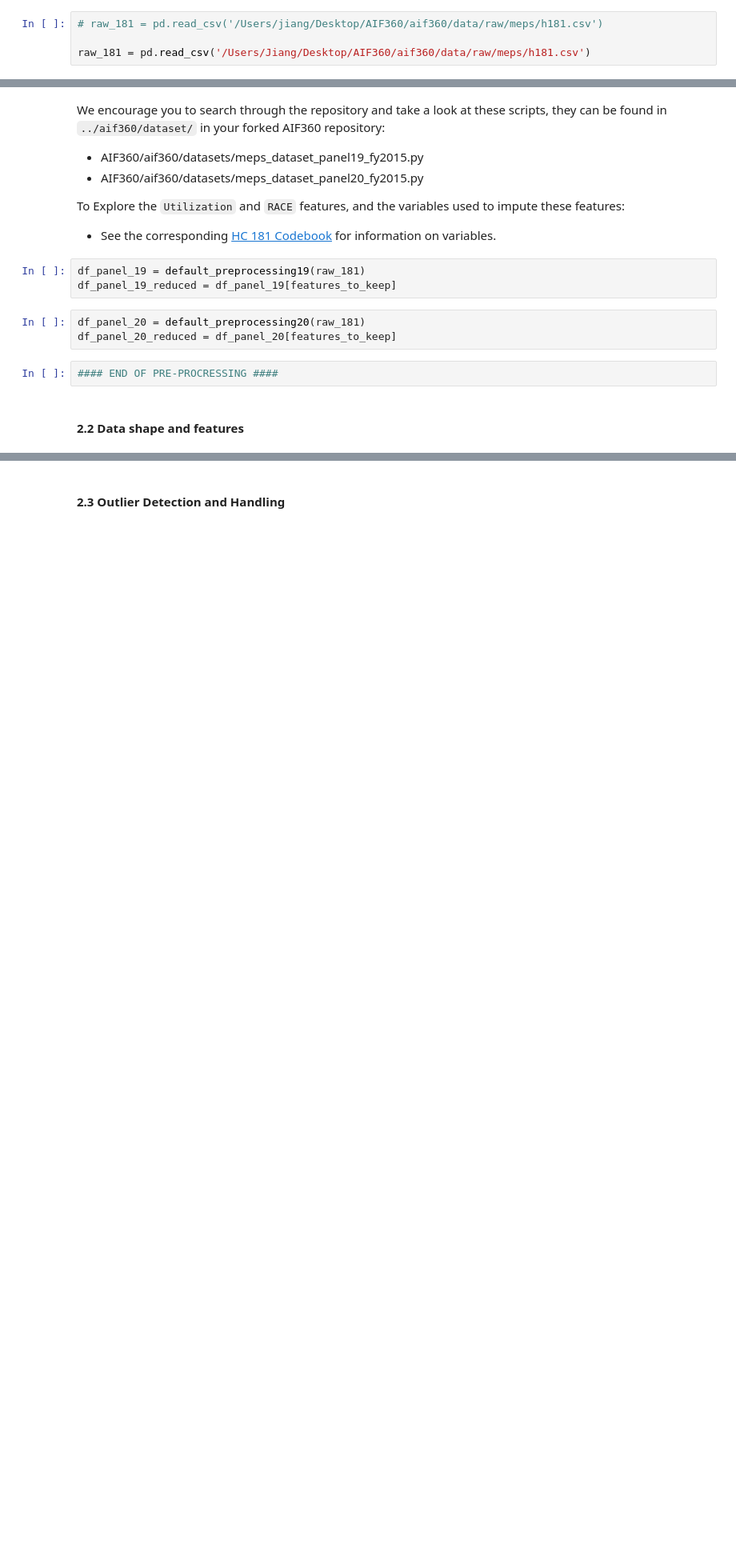
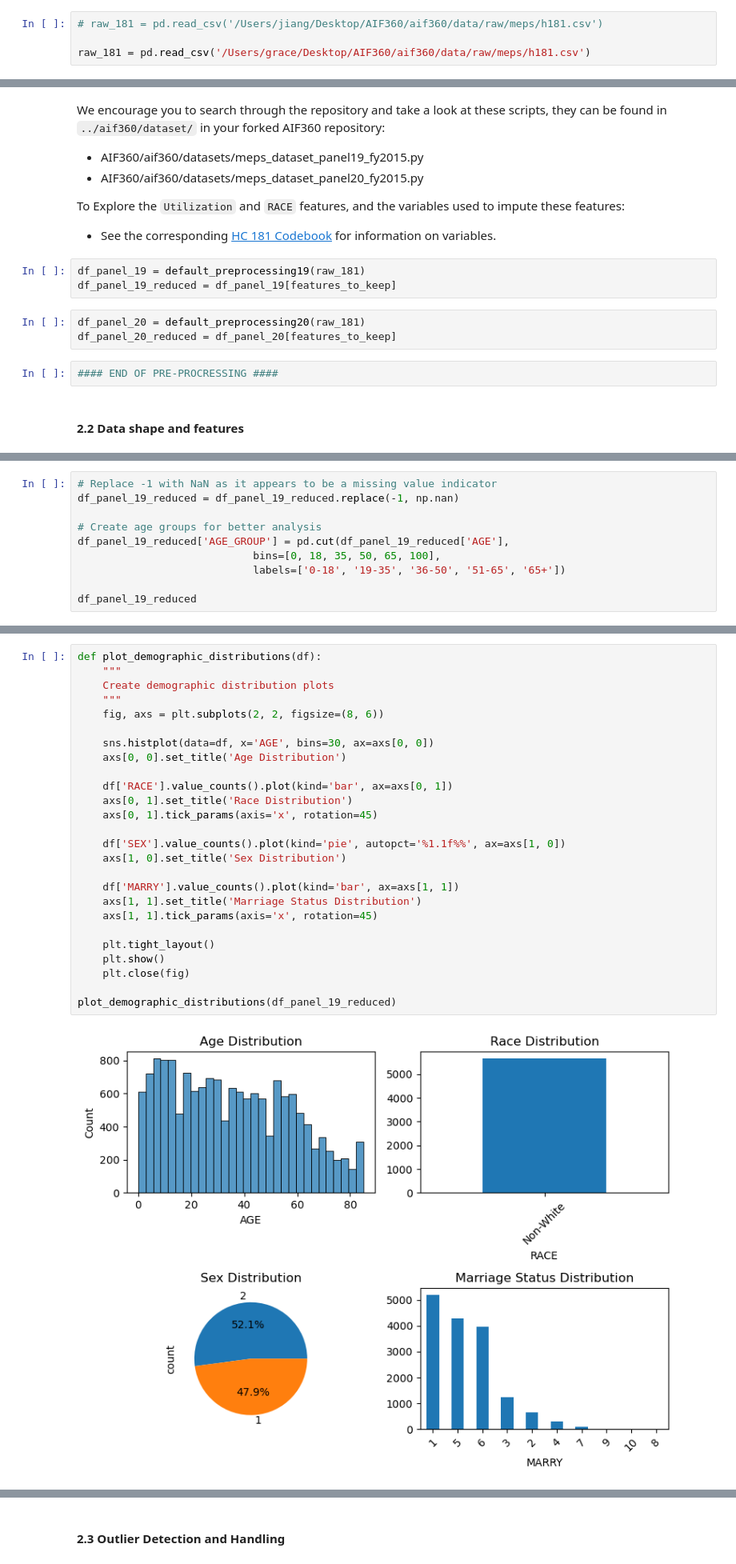
Before and after one commit to gracejiang0929/FA24_DSC180A_Repo, a Jupyter notebook: pt3-bias-mitigation.ipynb, the cells around one changed output, grey strips where cells are left out. Shown at 80% size. Cells and saved outputs as stored; diff of their text form; blank space fills up the shorter version.

```diff
--- a/pt3-bias-mitigation.ipynb
+++ b/pt3-bias-mitigation.ipynb
@@ -161,7 +164,7 @@ from sklearn.pipeline import make_pipeline
 # %%
 # raw_181 = pd.read_csv('/Users/jiang/Desktop/AIF360/aif360/data/raw/meps/h181.csv')
 
-raw_181 = pd.read_csv('/Users/Jiang/Desktop/AIF360/aif360/data/raw/meps/h181.csv')
+raw_181 = pd.read_csv('/Users/grace/Desktop/AIF360/aif360/data/raw/meps/h181.csv')
 # %% [markdown]
 #### Apply pre-processing scripts
 # %%
@@ -393,0 +397,10 @@ Index(['REGION', 'AGE', 'SEX', 'RACE', 'MARRY', 'FTSTU', 'ACTDTY', 'HONRDC',
+# %%
+# Replace -1 with NaN as it appears to be a missing value indicator
+df_panel_19_reduced = df_panel_19_reduced.replace(-1, np.nan)
+
+# Create age groups for better analysis
+df_panel_19_reduced['AGE_GROUP'] = pd.cut(df_panel_19_reduced['AGE'],
+                            bins=[0, 18, 35, 50, 65, 100],
+                            labels=['0-18', '19-35', '36-50', '51-65', '65+'])
+
+df_panel_19_reduced
@@ -393,0 +432,28 @@ Index(['REGION', 'AGE', 'SEX', 'RACE', 'MARRY', 'FTSTU', 'ACTDTY', 'HONRDC',
+# %%
+def plot_demographic_distributions(df):
+    """
+    Create demographic distribution plots
+    """
+    fig, axs = plt.subplots(2, 2, figsize=(8, 6))
+
+    sns.histplot(data=df, x='AGE', bins=30, ax=axs[0, 0])
+    axs[0, 0].set_title('Age Distribution')
+
+    df['RACE'].value_counts().plot(kind='bar', ax=axs[0, 1])
+    axs[0, 1].set_title('Race Distribution')
+    axs[0, 1].tick_params(axis='x', rotation=45)
+
+    df['SEX'].value_counts().plot(kind='pie', autopct='%1.1f%%', ax=axs[1, 0])
+    axs[1, 0].set_title('Sex Distribution')
+
+    df['MARRY'].value_counts().plot(kind='bar', ax=axs[1, 1])
+    axs[1, 1].set_title('Marriage Status Distribution')
+    axs[1, 1].tick_params(axis='x', rotation=45)
+
+    plt.tight_layout()
+    plt.show()
+    plt.close(fig)
+
+plot_demographic_distributions(df_panel_19_reduced)
+# %% [output]
+[figure, added]
```
Also changed, not shown: parts of 64 cells of this notebook.
